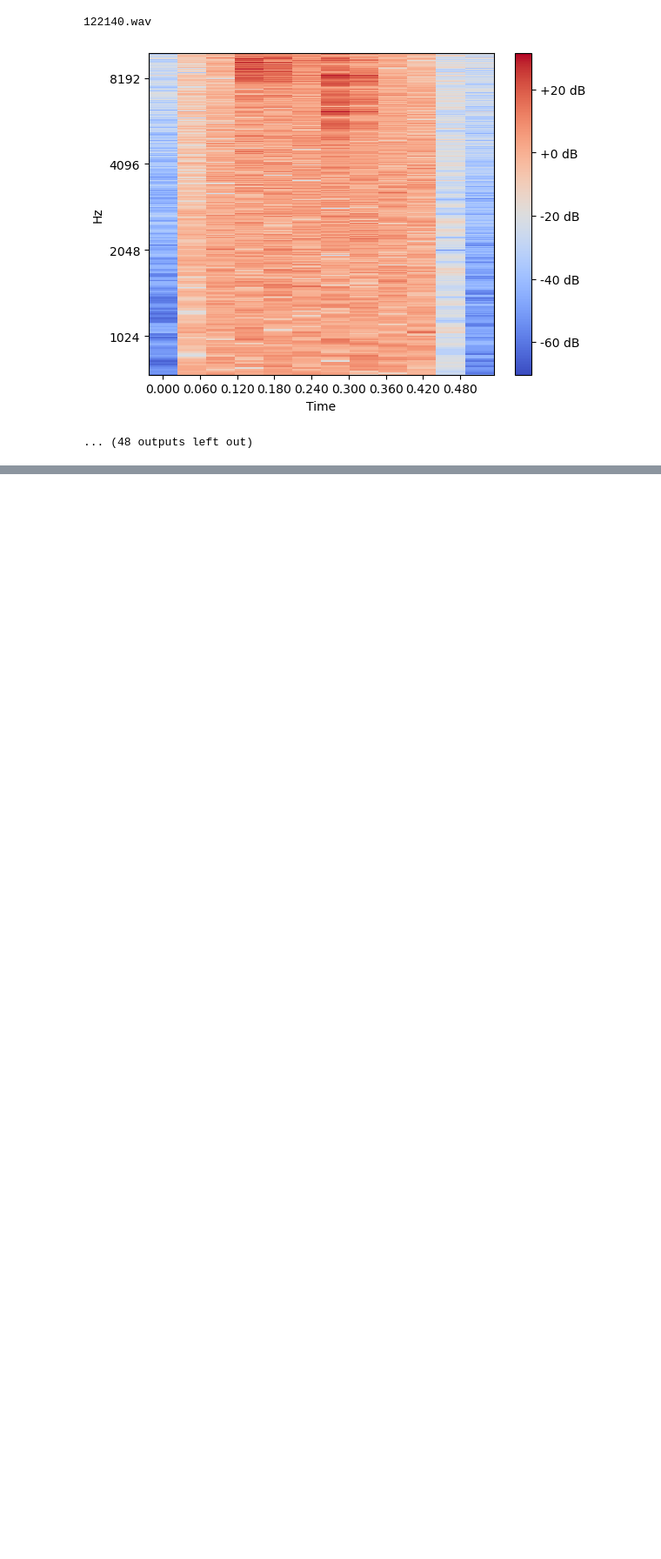
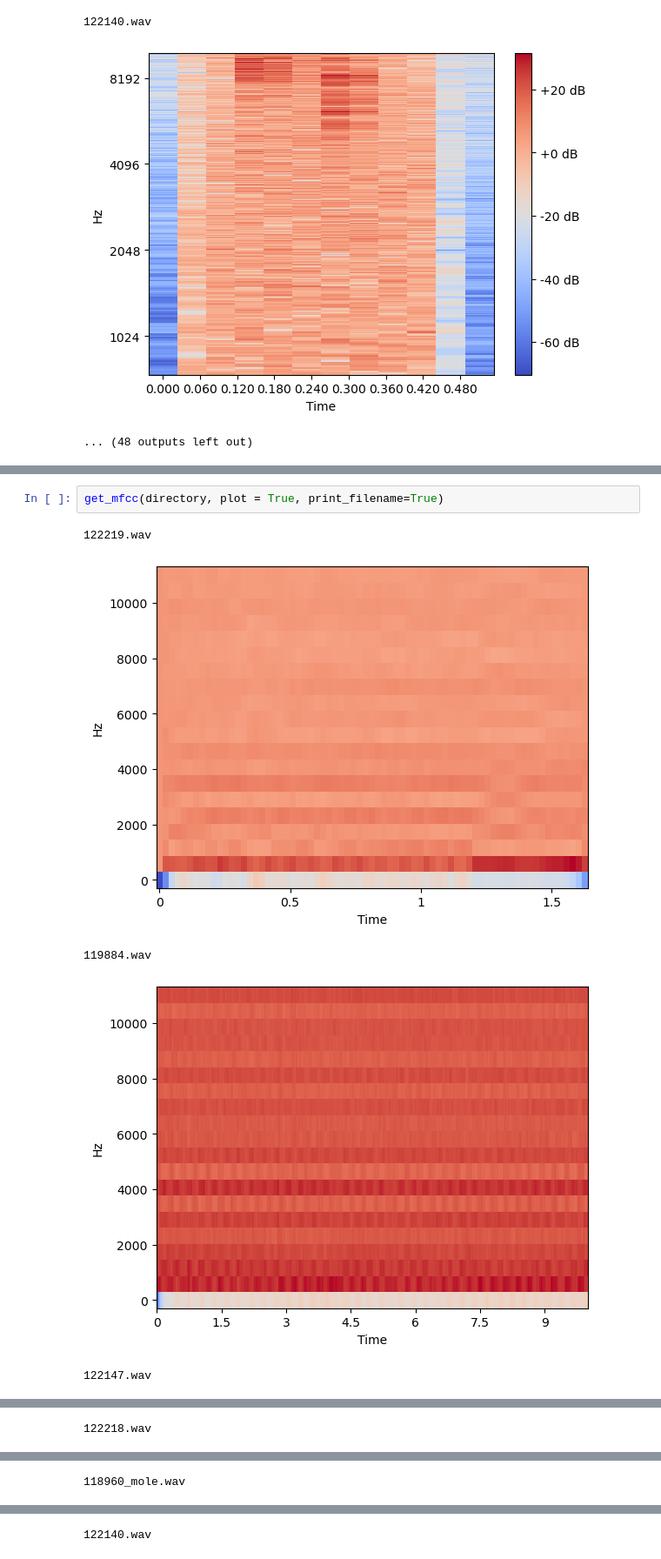
Before and after one commit to andrewcmerwin/ChirpChecker, a Jupyter notebook: Data_Cleaning.ipynb, the cells around one changed output, grey strips where cells are left out. Shown at 87% size. Cells and saved outputs as stored; diff of their text form; blank space fills up the shorter version.

```diff
--- a/Data_Cleaning.ipynb
+++ b/Data_Cleaning.ipynb
@@ -174,0 +185,8 @@ get_plot(directory, no_talk = True, remove_low = True, cleaned = True, print_fil
+# %%
+get_mfcc(directory, plot = True, print_filename=True)
+# %% [output]
+122219.wav
+[figure, added]
+119884.wav
+[figure, added]
+122147.wav
@@ -174,0 +194 @@ get_plot(directory, no_talk = True, remove_low = True, cleaned = True, print_fil
+122218.wav
@@ -174,0 +196 @@ get_plot(directory, no_talk = True, remove_low = True, cleaned = True, print_fil
+118960_mole.wav
@@ -174,0 +198 @@ get_plot(directory, no_talk = True, remove_low = True, cleaned = True, print_fil
+122140.wav
```
Also changed, not shown: parts of 7 cells of this notebook.
